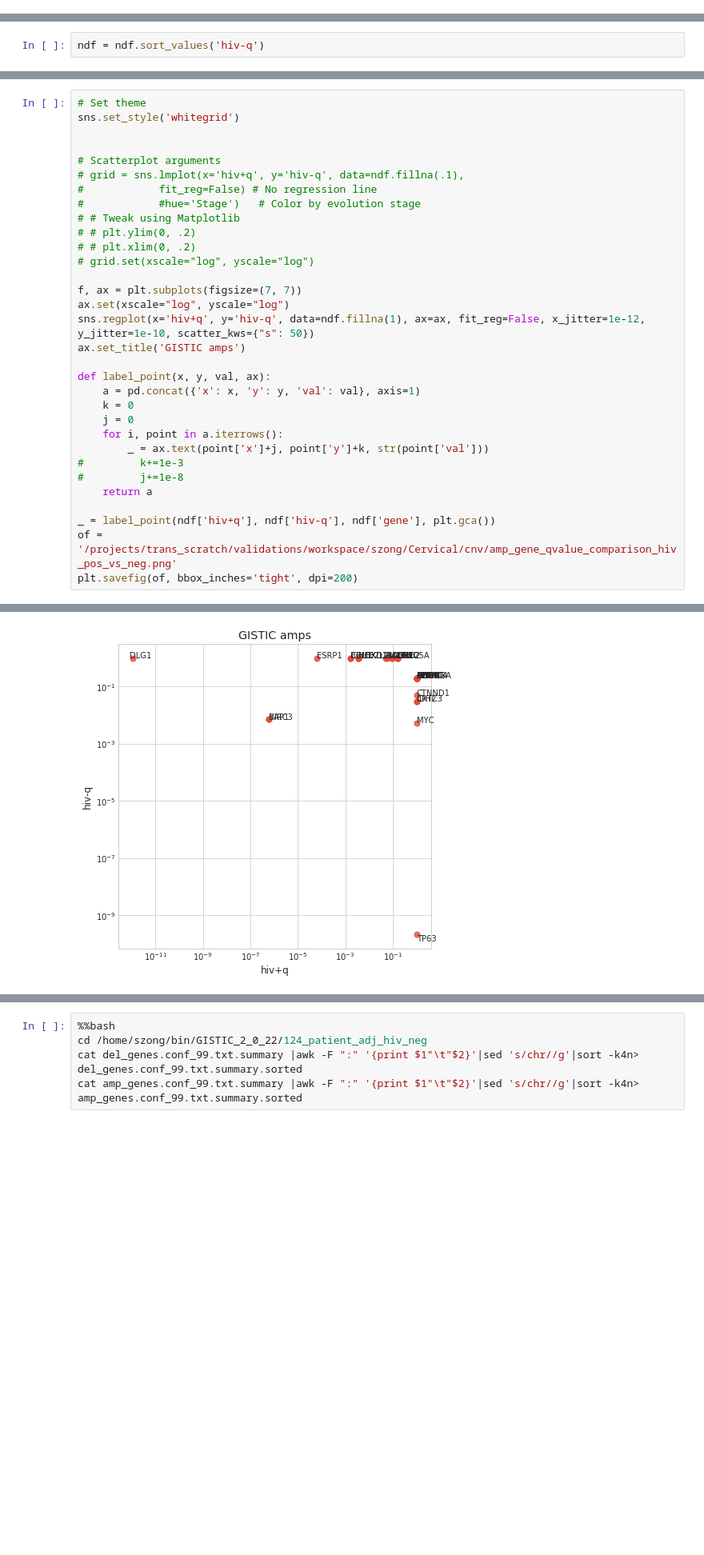
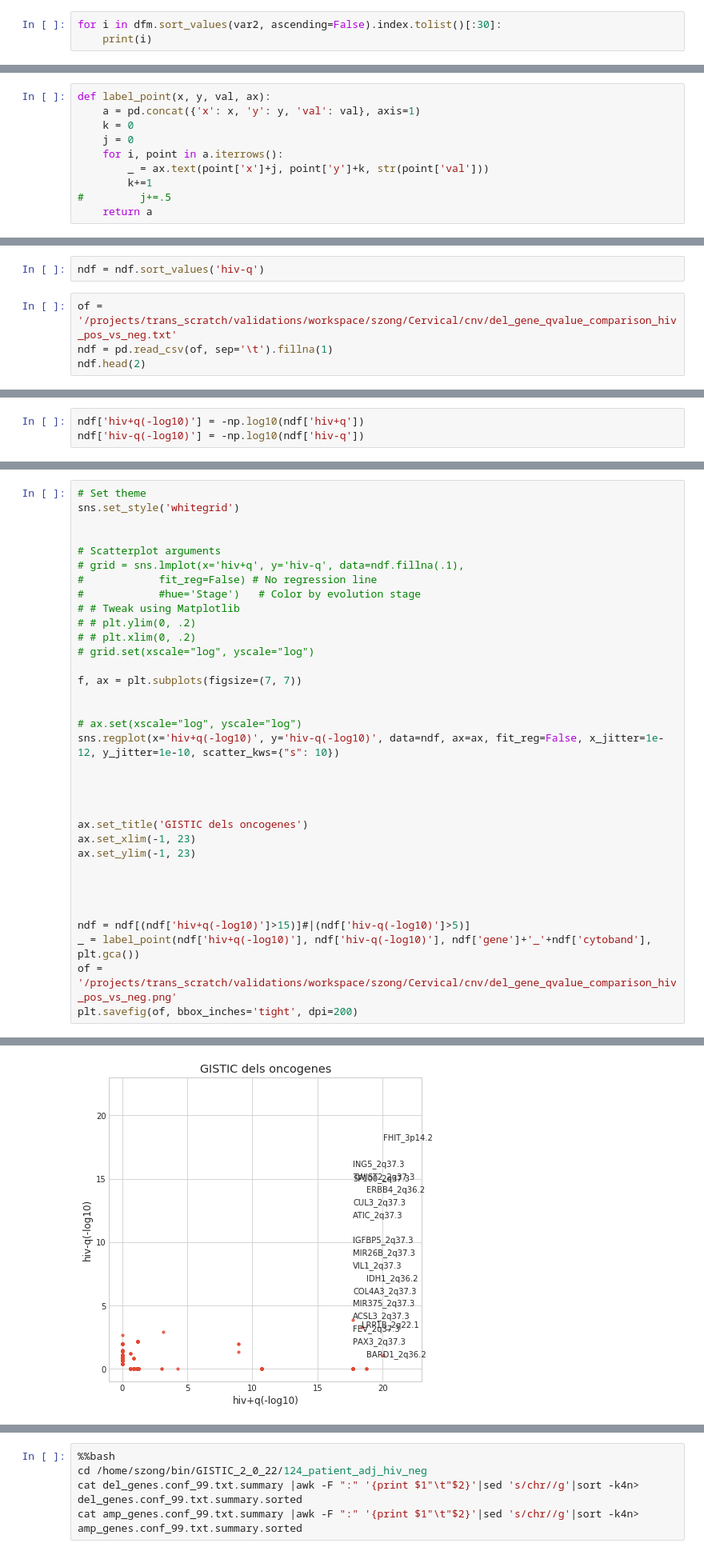
Before and after one commit to stuartzong/notebook, a Jupyter notebook: summarize_GISTIC_genes.ipynb, the cells around one changed output, grey strips where cells are left out. Shown at 80% size. Cells and saved outputs as stored; diff of their text form; blank space fills up the shorter version.

```diff
--- a/summarize_GISTIC_genes.ipynb
+++ b/summarize_GISTIC_genes.ipynb
@@ -129,0 +234,3 @@ ndf['hiv+q'].hist()
+# %%
+for i in dfm.sort_values(var2, ascending=False).index.tolist()[:30]:
+    print(i)
@@ -129,0 +504,10 @@ ndf['hiv+q'].hist()
+# %%
+def label_point(x, y, val, ax):
+    a = pd.concat({'x': x, 'y': y, 'val': val}, axis=1)
+    k = 0
+    j = 0
+    for i, point in a.iterrows():
+        _ = ax.text(point['x']+j, point['y']+k, str(point['val']))
+        k+=1
+#         j+=.5
+    return a
@@ -130,2 +543,6 @@ ndf['hiv+q'].hist()
 # %%
 ndf = ndf.sort_values('hiv-q')
+# %%
+of = '/projects/trans_scratch/validations/workspace/szong/Cervical/cnv/del_gene_qvalue_comparison_hiv_pos_vs_neg.txt'
+ndf = pd.read_csv(of, sep='\t').fillna(1)
+ndf.head(2)
@@ -131,0 +553,3 @@ ndf = ndf.sort_values('hiv-q')
+# %%
+ndf['hiv+q(-log10)'] = -np.log10(ndf['hiv+q'])
+ndf['hiv-q(-log10)'] = -np.log10(ndf['hiv-q'])
@@ -144,21 +579,23 @@ sns.set_style('whitegrid')
 # grid.set(xscale="log", yscale="log")
 
 f, ax = plt.subplots(figsize=(7, 7))
-ax.set(xscale="log", yscale="log")
-sns.regplot(x='hiv+q', y='hiv-q', data=ndf.fillna(1), ax=ax, fit_reg=False, x_jitter=1e-12, y_jitter=1e-10, scatter_kws={"s": 50})
-ax.set_title('GISTIC amps')
 
-def label_point(x, y, val, ax):
-    a = pd.concat({'x': x, 'y': y, 'val': val}, axis=1)
-    k = 0
-    j = 0
-    for i, point in a.iterrows():
-        _ = ax.text(point['x']+j, point['y']+k, str(point['val']))
-#         k+=1e-3
-#         j+=1e-8
-    return a
 
-_ = label_point(ndf['hiv+q'], ndf['hiv-q'], ndf['gene'], plt.gca())
-of = '/projects/trans_scratch/validations/workspace/szong/Cervical/cnv/amp_gene_qvalue_comparison_hiv_pos_vs_neg.png'
+# ax.set(xscale="log", yscale="log")
+sns.regplot(x='hiv+q(-log10)', y='hiv-q(-log10)', data=ndf, ax=ax, fit_reg=False, x_jitter=1e-12, y_jitter=1e-10, scatter_kws={"s": 10})
+
+
+
+
+ax.set_title('GISTIC dels oncogenes')
+ax.set_xlim(-1, 23)
+ax.set_ylim(-1, 23)
+
+
+
+
+ndf = ndf[(ndf['hiv+q(-log10)']>15)]#|(ndf['hiv-q(-log10)']>5)]
+_ = label_point(ndf['hiv+q(-log10)'], ndf['hiv-q(-log10)'], ndf['gene']+'_'+ndf['cytoband'], plt.gca())
+of = '/projects/trans_scratch/validations/workspace/szong/Cervical/cnv/del_gene_qvalue_comparison_hiv_pos_vs_neg.png'
 plt.savefig(of, bbox_inches='tight', dpi=200)
 # %% [output]
@@ -165 +606 @@ plt.savefig(of, bbox_inches='tight', dpi=200)
-[figure, old version]
+[figure, new version]
```
Also changed, not shown: parts of 64 cells of this notebook, 20 other files.
